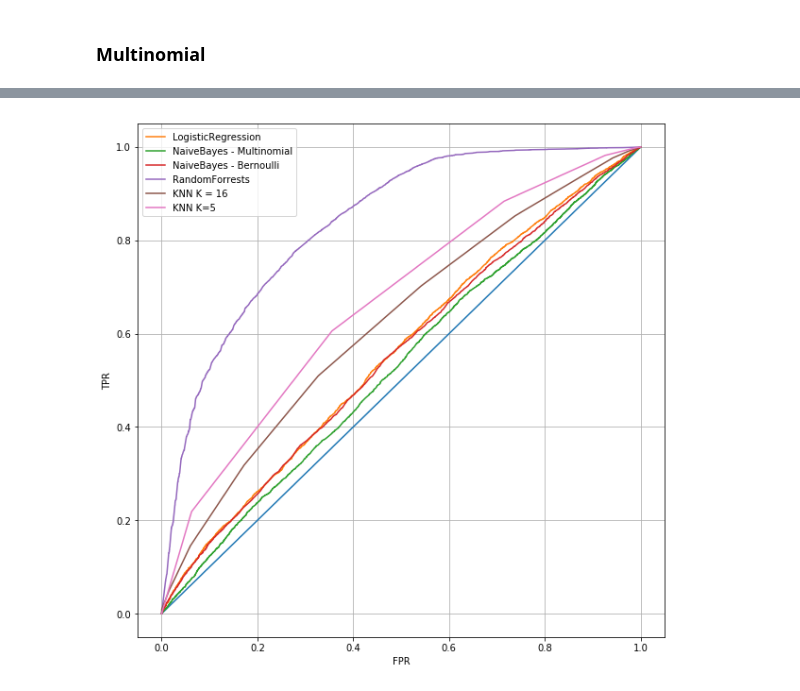
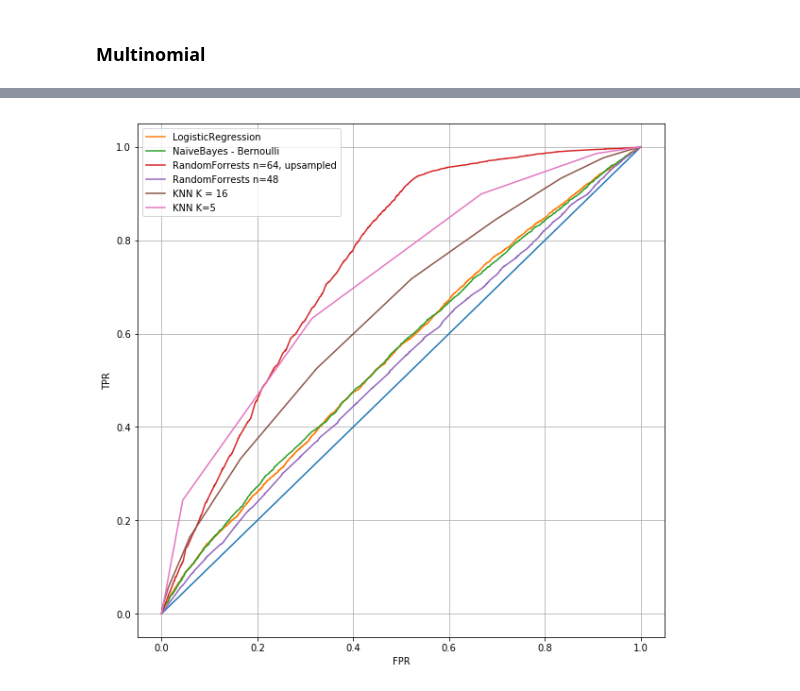
Before and after one commit to emilyageller/Geller_Metis, a Jupyter notebook: Project 3/Project3_Part3_modeling.ipynb, the cells around one changed output, grey strips where cells are left out. Drawn from its saved outputs; the diff is of its cells as text; code cells hidden in the pictures.

```diff
--- a/Project 3/Project3_Part3_modeling.ipynb
+++ b/Project 3/Project3_Part3_modeling.ipynb
@@ -185,0 +234,2 @@ avg / total       0.61      0.53      0.55     17782
+# %%
+xtrain_up, xtest_up, ytrain_up, ytest_up = train_test_split(users_upsampled, y_upsampled, test_size=0.2,stratify = y)#, random_state = 1234)
@@ -185,0 +282,12 @@ avg / total       0.61      0.53      0.55     17782
+# %%
+rf_64 = RandomForestClassifier(n_estimators = 64)#class_weight = 'balanced')
+rf_64.fit(xtrain_up, ytrain_up)
+y_pred = rf_64.predict(xtest_up)
+y_score = rf_64.predict_proba(xtest_up)[:,1]
+fpr, tpr,_ = roc_curve(ytest_up, y_score)
+roc_auc = auc(fpr, tpr)
+
+print("Accuracy: %.3f"% metrics.accuracy_score(ytest_up, rf_64.predict(xtest_up)))
+print(metrics.classification_report(ytest_up, rf_64.predict(xtest_up)))
+print(metrics.confusion_matrix(ytest_up,rf_64.predict(xtest_up)))
+print('ROC AUC:', roc_auc)
@@ -225,11 +405,15 @@ np.argmax(np.array(n_auc))
 # %% [output]
 48
 # %%
-rf = RandomForestClassifier(n_estimators = 48)#,class_weight = 'balanced')
-rf.fit(xtrain, ytrain)
-y_pred = rf.predict(xtest)
+rf_plain = RandomForestClassifier(n_estimators = 48,  random_state=123, class_weight = 'balanced')
+rf_plain.fit(xtrain, ytrain)
+y_pred = rf_plain.predict(xtest)
+y_score = rf_plain.predict_proba(xtest)[:,1]
+fpr, tpr,_ = roc_curve(ytest, y_score)
+roc_auc = auc(fpr, tpr)
 
-print("Accuracy: %.3f"% metrics.accuracy_score(ytest, rf.predict(xtest)))
-print(metrics.classification_report(ytest, rf.predict(xtest)))
-print(metrics.confusion_matrix(ytest,rf.predict(xtest)))
+print("Accuracy: %.3f"% metrics.accuracy_score(ytest, rf_plain.predict(xtest)))
+print(metrics.classification_report(ytest, rf_plain.predict(xtest)))
+print(metrics.confusion_matrix(ytest,rf_plain.predict(xtest)))
+print('ROC AUC:', roc_auc)
 # %% [output]
@@ -339,40 +515,43 @@ from sklearn.metrics import roc_curve, auc
 xtrain, xtest, ytrain, ytest = cross_validation.train_test_split(users, y, test_size=0.2, stratify = y, random_state=1234)
 
 lr_score=lr.predict_proba(xtest)[:,1]
-nb_m_score = nb_m.predict_proba(xtest)[:,1]
+#nb_m_score = nb_m.predict_proba(xtest)[:,1]
 nb_b_score = nb_b.predict_proba(xtest)[:,1]
-rf_score = rf.predict_proba(xtest)[:,1]
+rf_64_score = rf_64.predict_proba(xtest_up)[:,1]
+rf_plain_score = rf_plain.predict_proba(xtest)[:,1]
 knn_score = knn.predict_proba(xtest)[:,1]
 knn5_score = knn5.predict_proba(xtest)[:,1]
 #l_svm_score = l_svm.predict_proba(xtest)[:,1]
 
 lr_fpr, lr_tpr,_ = roc_curve(ytest, lr_score)
-nb_m_fpr, nb_m_tpr,_ = roc_curve(ytest, nb_m_score)
+#nb_m_fpr, nb_m_tpr,_ = roc_curve(ytest, nb_m_score)
 nb_b_fpr, nb_b_tpr,_ = roc_curve(ytest, nb_b_score)
-rf_fpr, rf_tpr,_ = roc_curve(ytest, rf_score)
+rf_64_fpr, rf_64_tpr,_ = roc_curve(ytest_up, rf_64_score)
+rf_plain_fpr, rf_plain_tpr,_ = roc_curve(ytest, rf_plain_score)
 knn_fpr, knn_tpr,_ = roc_curve(ytest, knn_score)
 knn5_fpr, knn5_tpr,_ = roc_curve(ytest, knn5_score)
 #l_svm_fpr, l_svm_tpr,_ = roc_curve(ytest, l_svm_score)
 #roc_auc = auc(fpr, tpr)
 
 plt.figure(figsize = (10,10))
 plt.subplot(1,1,1)
 # Plotting our Baseline..
 plt.plot([0,1],[0,1])
 
 plt.plot(lr_fpr,lr_tpr, label = 'LogisticRegression')
-plt.plot(nb_m_fpr,nb_m_tpr, label = 'NaiveBayes - Multinomial')
+#plt.plot(nb_m_fpr,nb_m_tpr, label = 'NaiveBayes - Multinomial')
 plt.plot(nb_b_fpr,nb_b_tpr, label = 'NaiveBayes - Bernoulli')
-plt.plot(rf_fpr,rf_tpr, label = 'RandomForrests')
+plt.plot(rf_64_fpr,rf_64_tpr, label = 'RandomForrests n=64, upsampled')
+plt.plot(rf_plain_fpr,rf_plain_tpr, label = 'RandomForrests n=48')
 plt.plot(knn_fpr,knn_tpr, label = 'KNN K = 16')
 plt.plot(knn5_fpr,knn5_tpr, label = 'KNN K=5')
 #plt.plot(l_svm_fpr,l_svm_tpr, label = 'SVM-Linear')
 
 plt.legend()
 plt.grid(True)
 plt.xlabel('FPR')
 plt.ylabel('TPR')
 
 plt.savefig('RocCurve')
 # %% [output]
-[figure, old version]
+[figure, new version]
```
Also changed, not shown: parts of 28 cells of this notebook, 5 other files.
